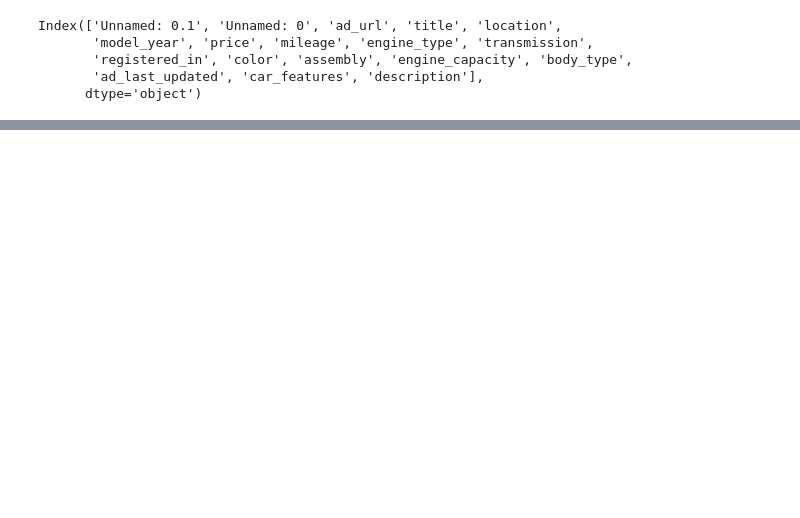
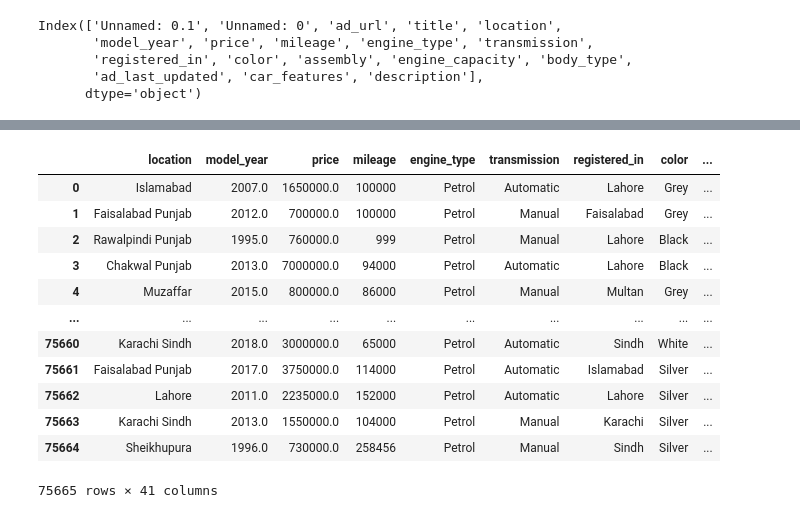
Before and after one commit to ProgrammerRez/Pakwheels-Car-Price-and-Analysis-Chatbot, a Jupyter notebook: Steps/02. Feature_Engineering.ipynb, the cells around one changed output, grey strips where cells are left out. Drawn from its saved outputs; the diff is of its cells as text; code cells hidden in the pictures; blank space fills up the shorter version.

```diff
--- a/Steps/02. Feature_Engineering.ipynb
+++ b/Steps/02. Feature_Engineering.ipynb
@@ -76,0 +266,33 @@ df_clean_1.head()
+# %%
+def apply_dtypes(df):
+    numeric_cols = ['model_year', 'price', 'mileage', 'engine_capacity']
+    categorical_cols = [
+        'location', 'engine_type', 'transmission', 'registered_in', 'color',
+        'assembly', 'body_type', 'brand', 'car'
+    ]
+    feature_cols = [
+        'Air Conditioning', 'Power Steering', 'Front Camera', 'Rear Speakers',
+        'Rear Camera', 'DVD Player', 'USB and Auxillary Cable', 'CD Player',
+        'Cassette Player', 'Rear AC Vents', 'Power Mirrors', 'Keyless Entry',
+        'Cruise Control', 'Heated Seats', 'Immobilizer Key', 'Power Locks',
+        'Rear Seat Entertainment', 'Steering Switches', 'CoolBox', 'ABS',
+        'Front Speakers', 'Air Bags', 'Alloy Rims', 'Navigation System',
+        'Sun Roof', 'Climate Control', 'AM/FM Radio', 'Power Windows'
+    ]
+    # Convert numeric columns
+    for col in numeric_cols:
+        if col in df.columns:
+            df[col] = pd.to_numeric(df[col], errors='coerce')
+    # Convert categorical columns
+    for col in categorical_cols:
+        if col in df.columns:
+            df[col] = df[col].astype('category')
+    # Convert feature columns to binary/int8
+    for col in feature_cols:
+        if col in df.columns:
+            df[col] = df[col].astype('int8')
+    return df
+
+df1 = apply_dtypes(df_clean)
+df1.head()
+df1.iloc[59]
@@ -76,0 +337,16 @@ df_clean_1.head()
+# %%
+df1
+# %% [output]
+|  | location | model_year | price | mileage | engine_type | transmission | registered_in | color | ... |
+| 0 | Islamabad | 2007.0 | 1650000.0 | 100000 | Petrol | Automatic | Lahore | Grey | ... |
+| 1 | Faisalabad Punjab | 2012.0 | 700000.0 | 100000 | Petrol | Manual | Faisalabad | Grey | ... |
+| 2 | Rawalpindi Punjab | 1995.0 | 760000.0 | 999 | Petrol | Manual | Lahore | Black | ... |
+| 3 | Chakwal Punjab | 2013.0 | 7000000.0 | 94000 | Petrol | Automatic | Lahore | Black | ... |
+| 4 | Muzaffar | 2015.0 | 800000.0 | 86000 | Petrol | Manual | Multan | Grey | ... |
+| ... | ... | ... | ... | ... | ... | ... | ... | ... | ... |
+| 75660 | Karachi Sindh | 2018.0 | 3000000.0 | 65000 | Petrol | Automatic | Sindh | White | ... |
+| 75661 | Faisalabad Punjab | 2017.0 | 3750000.0 | 114000 | Petrol | Automatic | Islamabad | Silver | ... |
+| 75662 | Lahore | 2011.0 | 2235000.0 | 152000 | Petrol | Automatic | Lahore | Silver | ... |
+| 75663 | Karachi Sindh | 2013.0 | 1550000.0 | 104000 | Petrol | Manual | Karachi | Silver | ... |
+| 75664 | Sheikhupura | 1996.0 | 730000.0 | 258456 | Petrol | Manual | Sindh | Silver | ... |
+75665 rows × 41 columns
```
Also changed, not shown: parts of 30 cells of this notebook, 17 other files.
